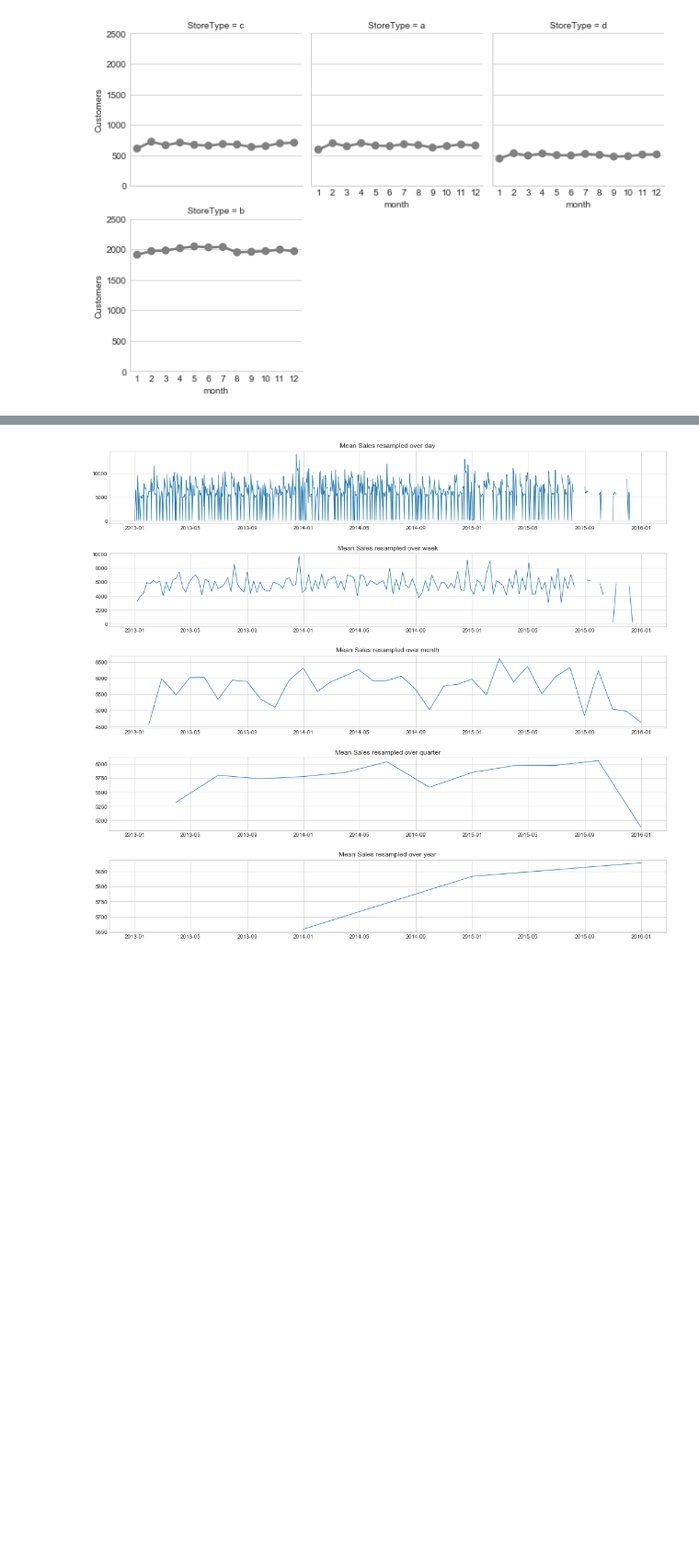
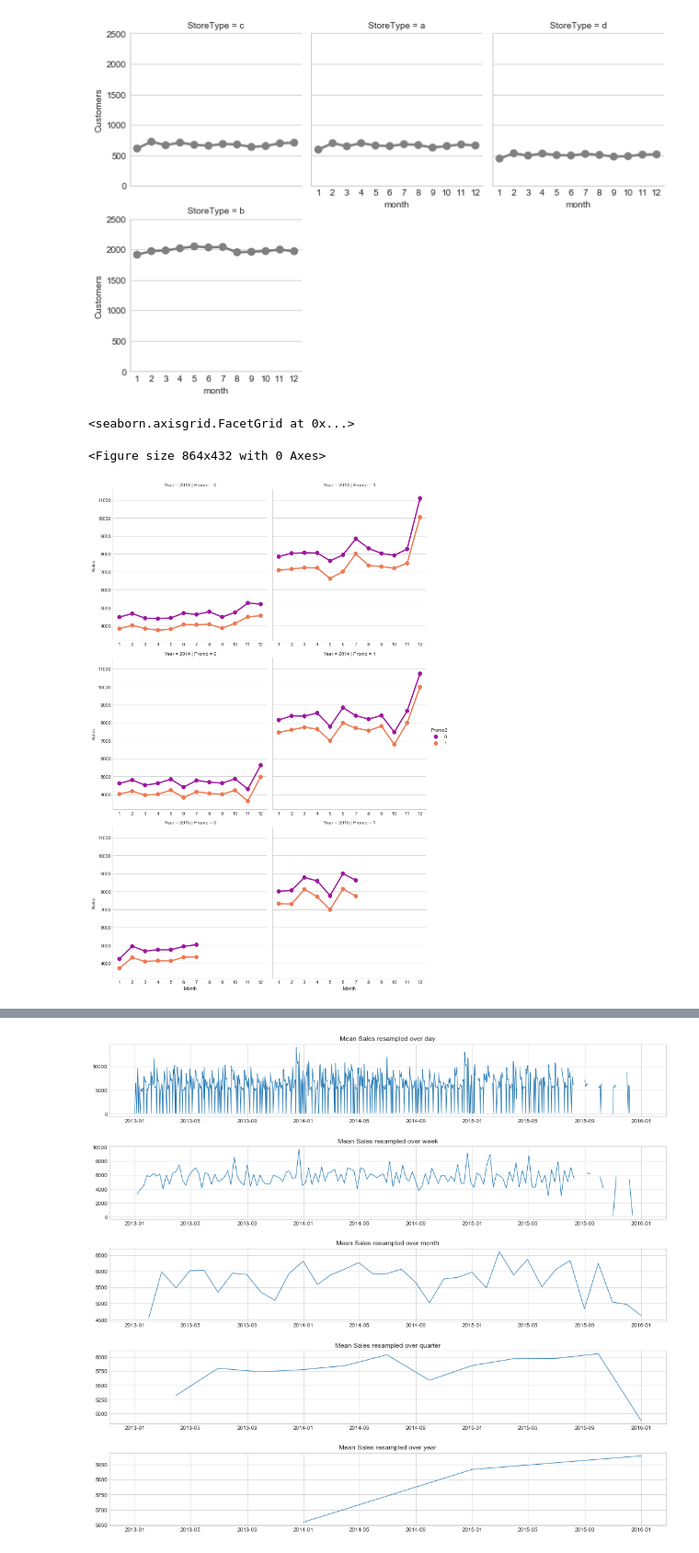
Before and after one commit to ENLK/Data-analysis-in-Python, a Jupyter notebook: EDA.ipynb, the cells around one changed output, grey strips where cells are left out. Shown at 92% size. Drawn from its saved outputs; the diff is of its cells as text; code cells hidden in the pictures; blank space fills up the shorter version.

```diff
--- a/EDA.ipynb
+++ b/EDA.ipynb
@@ -387,3 +393,18 @@ g.map(sns.pointplot, "month", "Customers",
 # %% [output]
 [figure]
 [figure]
+# %%
+df = pd.merge(train, store,
+                       how = 'left', on = 'Store')
+# %%
+plt.figure(figsize = (12, 6))
+sns.factorplot(data = df,
+               x = 'Month', y = 'Sales',
+               col = 'Promo', hue = 'Promo2',
+               row = 'Year',
+               palette = 'plasma',
+               sharex = False)
+# %% [output]
+<seaborn.axisgrid.FacetGrid at 0x...>
+<Figure size 864x432 with 0 Axes>
+[figure, added]
```
Also changed, not shown: parts of 6 cells of this notebook.
